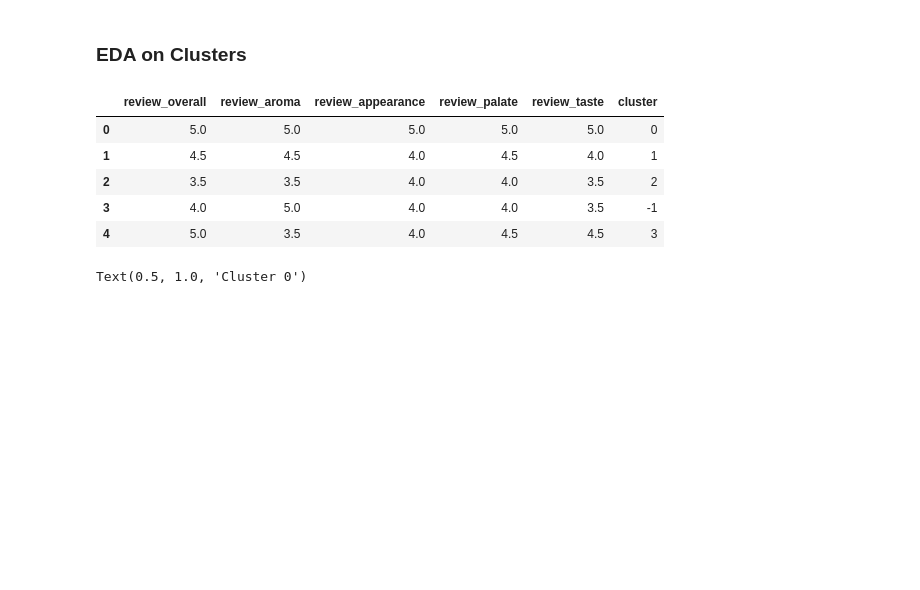
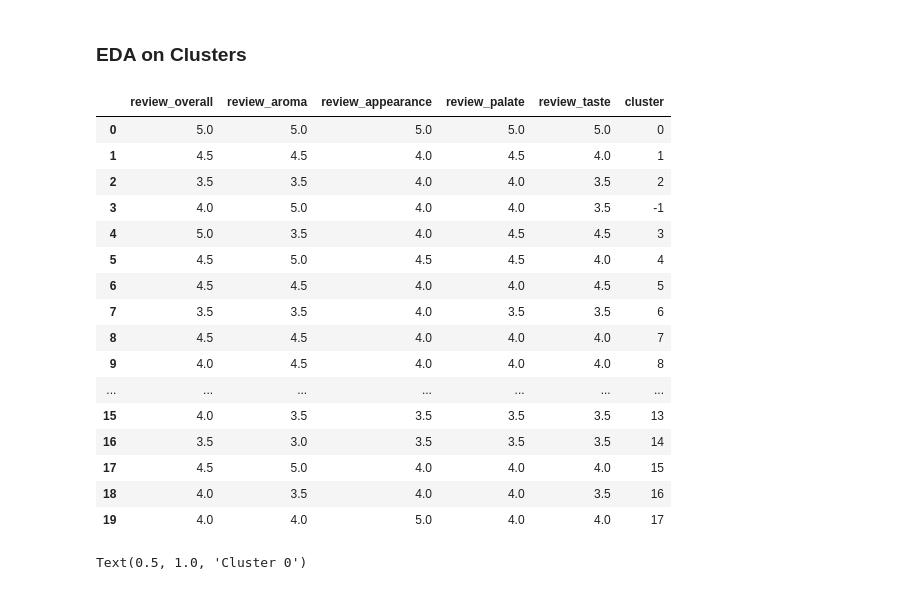
Before and after one commit to Etanangc8/capstone_project, a Jupyter notebook: codes/clustering.ipynb, the cells around one changed output. Cells and saved outputs as stored; diff of their text form; code cells hidden in the pictures; blank space fills up the shorter version.

```diff
--- a/codes/clustering.ipynb
+++ b/codes/clustering.ipynb
@@ -270,13 +207,24 @@ Name: cluster, Length: 1204, dtype: float64
 data_db.to_csv('../data/db_data.csv', index=False)
 # %% [markdown]
 ### EDA on Clusters
-# %%
-data.head()
-# %% [output]
-|  | review_overall | review_aroma | review_appearance | review_palate | review_taste | cluster |
-| 0 | 5.0 | 5.0 | 5.0 | 5.0 | 5.0 | 0 |
-| 1 | 4.5 | 4.5 | 4.0 | 4.5 | 4.0 | 1 |
-| 2 | 3.5 | 3.5 | 4.0 | 4.0 | 3.5 | 2 |
-| 3 | 4.0 | 5.0 | 4.0 | 4.0 | 3.5 | -1 |
-| 4 | 5.0 | 3.5 | 4.0 | 4.5 | 4.5 | 3 |
+# %%
+data_db.head(20)
+# %% [output]
+|  | review_overall | review_aroma | review_appearance | review_palate | review_taste | cluster |
+| 0 | 5.0 | 5.0 | 5.0 | 5.0 | 5.0 | 0 |
+| 1 | 4.5 | 4.5 | 4.0 | 4.5 | 4.0 | 1 |
+| 2 | 3.5 | 3.5 | 4.0 | 4.0 | 3.5 | 2 |
+| 3 | 4.0 | 5.0 | 4.0 | 4.0 | 3.5 | -1 |
+| 4 | 5.0 | 3.5 | 4.0 | 4.5 | 4.5 | 3 |
+| 5 | 4.5 | 5.0 | 4.5 | 4.5 | 4.0 | 4 |
+| 6 | 4.5 | 4.5 | 4.0 | 4.0 | 4.5 | 5 |
+| 7 | 3.5 | 3.5 | 4.0 | 3.5 | 3.5 | 6 |
+| 8 | 4.5 | 4.5 | 4.0 | 4.0 | 4.0 | 7 |
+| 9 | 4.0 | 4.5 | 4.0 | 4.0 | 4.0 | 8 |
+| ... | ... | ... | ... | ... | ... | ... |
+| 15 | 4.0 | 3.5 | 3.5 | 3.5 | 3.5 | 13 |
+| 16 | 3.5 | 3.0 | 3.5 | 3.5 | 3.5 | 14 |
+| 17 | 4.5 | 5.0 | 4.0 | 4.0 | 4.0 | 15 |
+| 18 | 4.0 | 3.5 | 4.0 | 4.0 | 3.5 | 16 |
+| 19 | 4.0 | 4.0 | 5.0 | 4.0 | 4.0 | 17 |
 # %%
```
Also changed, not shown: parts of 22 cells of this notebook, 16 other files.
